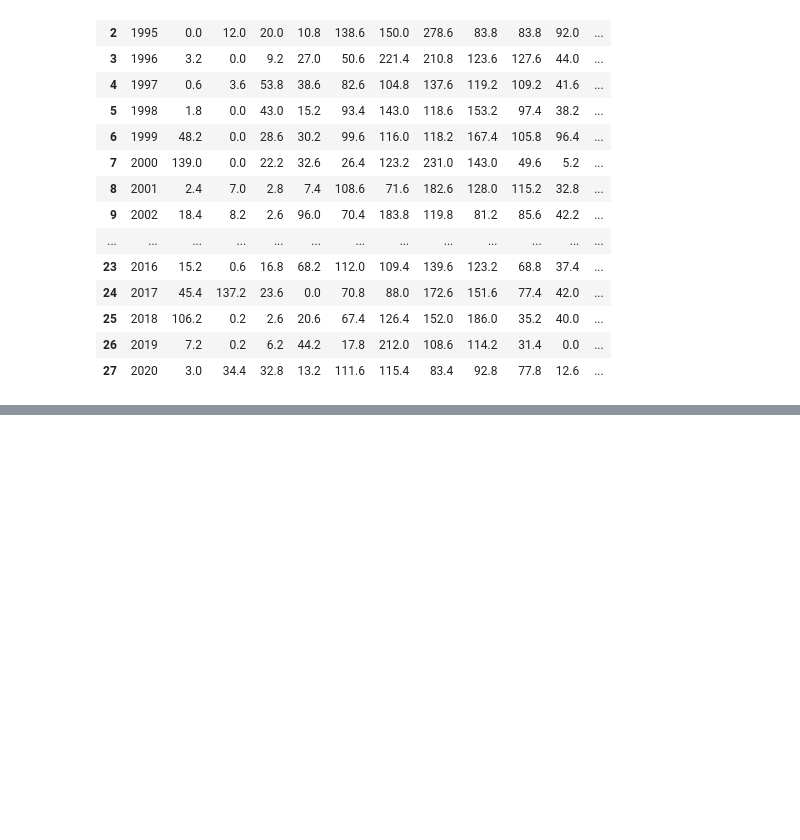
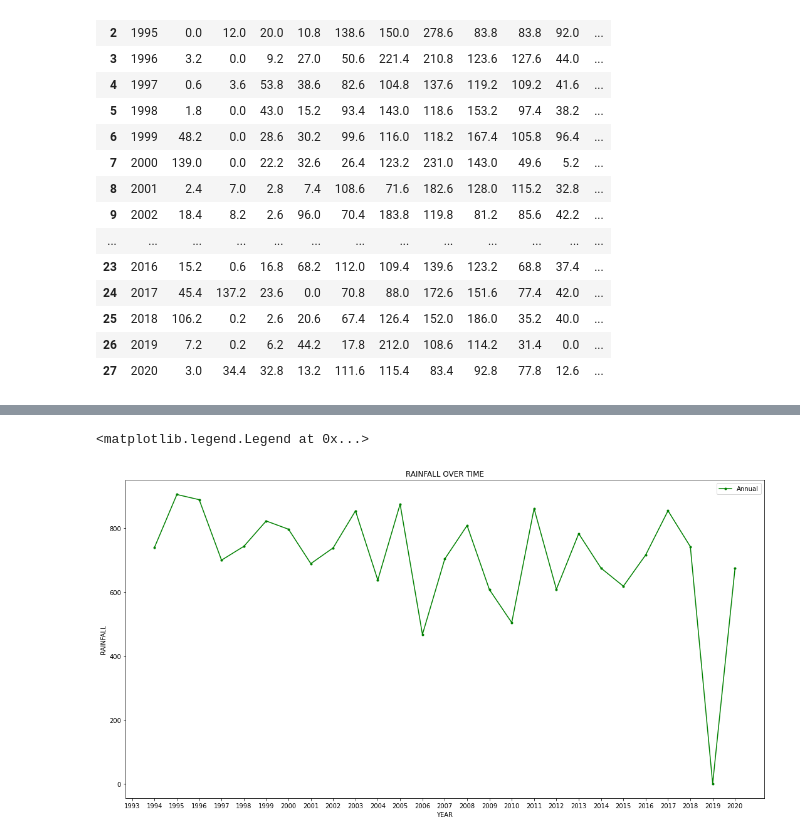
Before and after one commit to DaveWates/Extended-Learning-Portfolio, a Jupyter notebook: Rainfall.ipynb, the cells around one changed output, grey strips where cells are left out. Cells and saved outputs as stored; diff of their text form; code cells hidden in the pictures; blank space fills up the shorter version.

```diff
--- a/Rainfall.ipynb
+++ b/Rainfall.ipynb
@@ -207,0 +340,11 @@ ave_Yrly_RF()
+# %%
+plt.figure(figsize= (15,8))
+plt.title('RAINFALL OVER TIME')
+plt.xlabel("YEAR")
+plt.xticks(rainfall.Year[::1])
+plt.ylabel("RAINFALL")
+plt.plot(rainfall.Year, rainfall.Annual,'g.-',label = 'Annual')
+plt.legend()
+# %% [output]
+<matplotlib.legend.Legend at 0x...>
+[figure, added]
```
Also changed, not shown: parts of 8 cells of this notebook.
